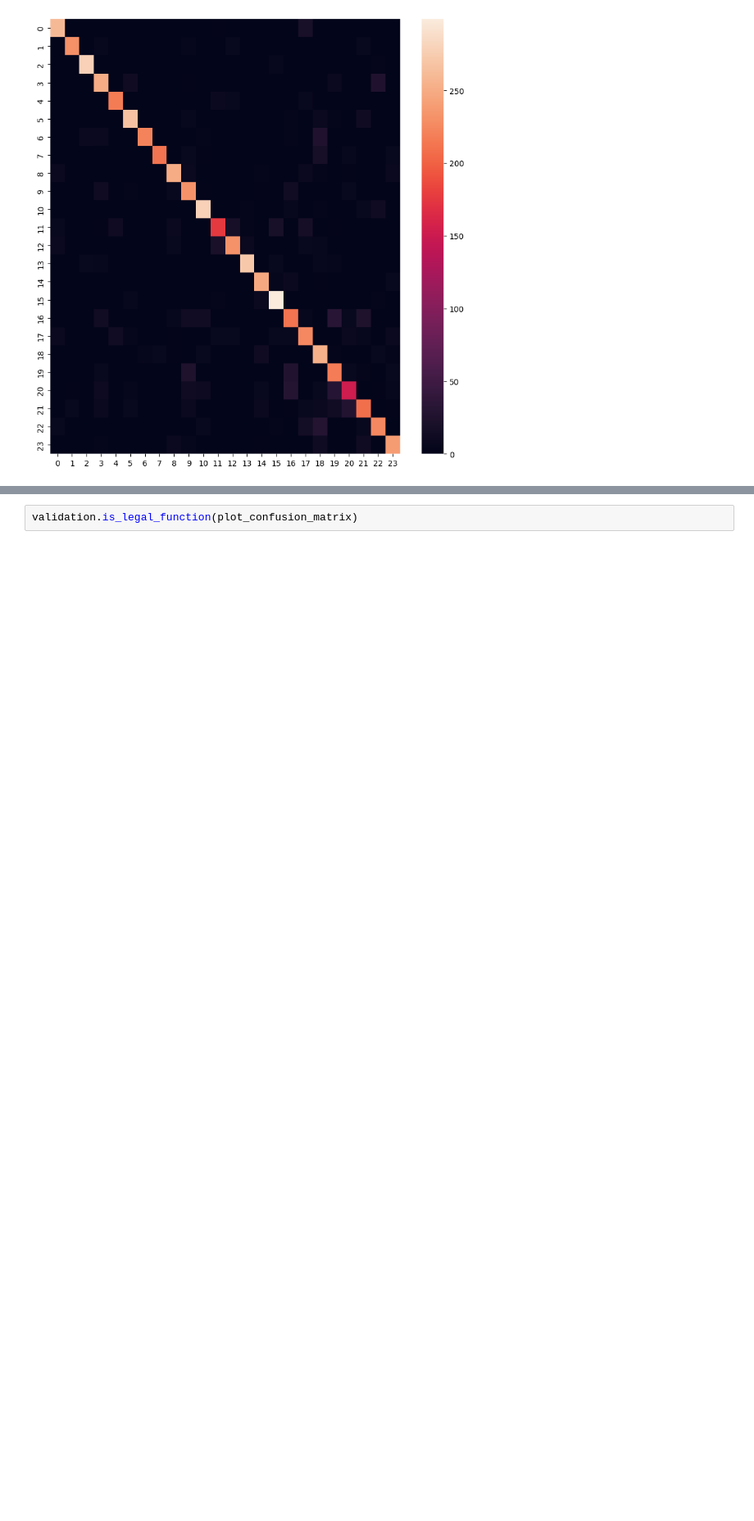
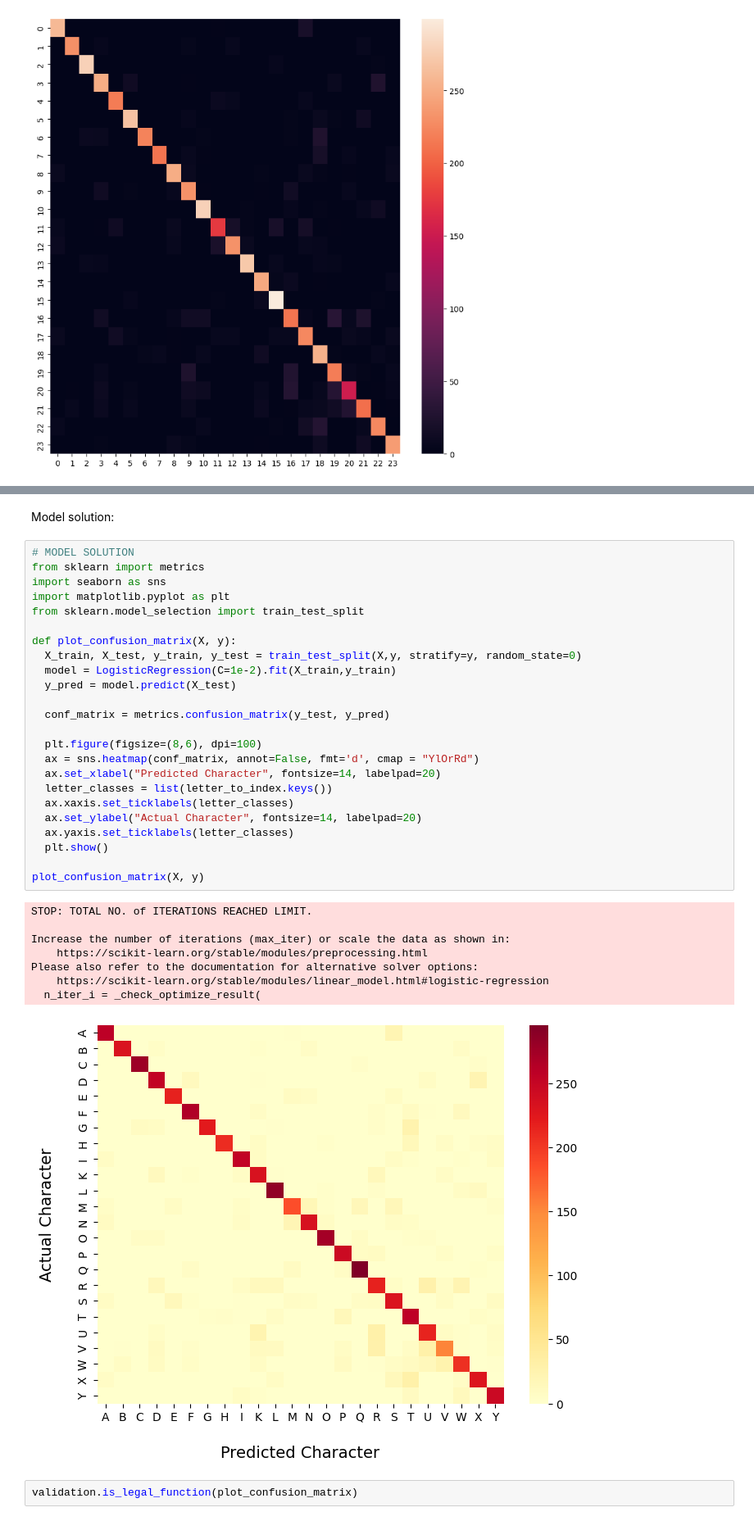
Before and after one commit to PhobosX15/Recognizing-ASL-using-ML-, a Jupyter notebook: Assignment_1_2023.ipynb, the cells around one changed output, grey strips where cells are left out. Shown at 82% size. Saved outputs shown, nothing was run; the diff lists cells and outputs as text; blank space fills up the shorter version.

```diff
--- a/Assignment_1_2023.ipynb
+++ b/Assignment_1_2023.ipynb
@@ -462,3 +582,38 @@ plot_confusion_matrix(X, y)
+# %% [markdown]
+Model solution:
+# %%
+# MODEL SOLUTION
+from sklearn import metrics
+import seaborn as sns
+import matplotlib.pyplot as plt
+from sklearn.model_selection import train_test_split
+
+def plot_confusion_matrix(X, y):
+  X_train, X_test, y_train, y_test = train_test_split(X,y, stratify=y, random_state=0)
+  model = LogisticRegression(C=1e-2).fit(X_train,y_train)
+  y_pred = model.predict(X_test)
+
+  conf_matrix = metrics.confusion_matrix(y_test, y_pred)
+
+  plt.figure(figsize=(8,6), dpi=100)
+  ax = sns.heatmap(conf_matrix, annot=False, fmt='d', cmap = "YlOrRd")
+  ax.set_xlabel("Predicted Character", fontsize=14, labelpad=20)
+  letter_classes = list(letter_to_index.keys())
+  ax.xaxis.set_ticklabels(letter_classes)
+  ax.set_ylabel("Actual Character", fontsize=14, labelpad=20)
+  ax.yaxis.set_ticklabels(letter_classes)
+  plt.show()
+
+plot_confusion_matrix(X, y)
+# %% [output]
+STOP: TOTAL NO. of ITERATIONS REACHED LIMIT.
+
+Increase the number of iterations (max_iter) or scale the data as shown in:
+    https://scikit-learn.org/stable/modules/preprocessing.html
+Please also refer to the documentation for alternative solver options:
+    https://scikit-learn.org/stable/modules/linear_model.html#logistic-regression
+  n_iter_i = _check_optimize_result(
+[figure, added]
 # %%
 validation.is_legal_function(plot_confusion_matrix)
 # %% [markdown]
```
Also changed, not shown: parts of 50 cells of this notebook.
